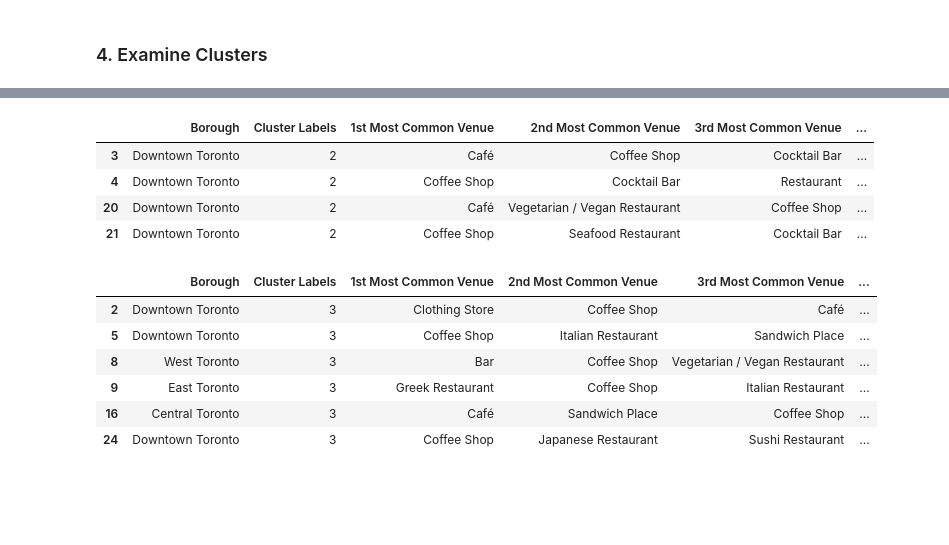
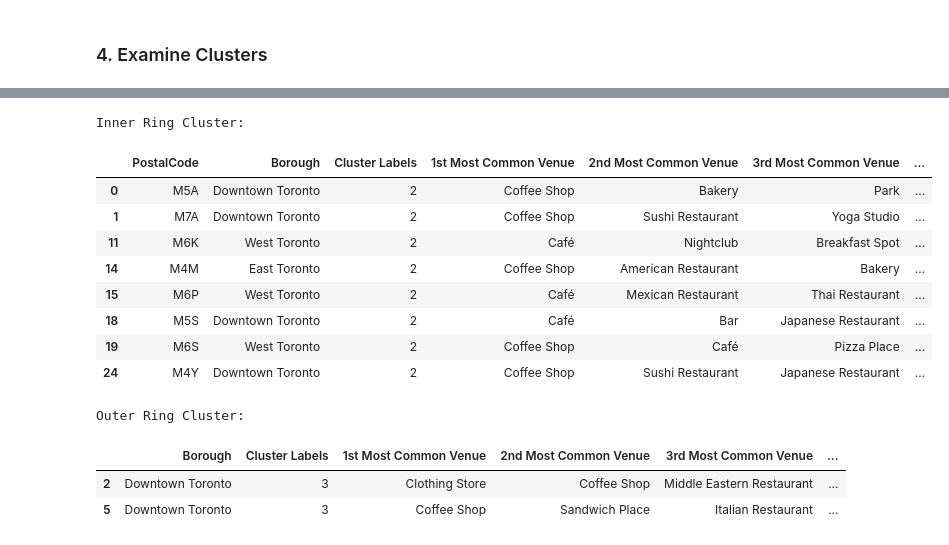
Before and after one commit to DJ3D/Coursera_Capstone, a Jupyter notebook: Toronto_Neighborhoods.ipynb, the cells around one changed output, grey strips where cells are left out. Saved outputs shown, nothing was run; the diff lists cells and outputs as text; code cells hidden in the pictures; blank space fills up the shorter version.

```diff
--- a/Toronto_Neighborhoods.ipynb
+++ b/Toronto_Neighborhoods.ipynb
@@ -445,22 +480,26 @@ toronto_geo_merged.loc[mask1, toronto_geo_merged.columns[[1] + list(range(5, tor
 # %%
-# cluster 2
+# cluster 2 - inner ring
+print('Inner Ring Cluster:')
 mask2 = toronto_geo_merged['Cluster Labels'] == 2
-toronto_geo_merged.loc[mask2, toronto_geo_merged.columns[[1] + list(range(5, toronto_geo_merged.shape[1]))]]
+toronto_geo_merged.loc[mask2, toronto_geo_merged.columns[[0,1] + list(range(5, toronto_geo_merged.shape[1]))]]
 # %% [output]
+Inner Ring Cluster:
-|  | Borough | Cluster Labels | 1st Most Common Venue | 2nd Most Common Venue | 3rd Most Common Venue | ... |
-| 3 | Downtown Toronto | 2 | Café | Coffee Shop | Cocktail Bar | ... |
-| 4 | Downtown Toronto | 2 | Coffee Shop | Cocktail Bar | Restaurant | ... |
-| 20 | Downtown Toronto | 2 | Café | Vegetarian / Vegan Restaurant | Coffee Shop | ... |
-| 21 | Downtown Toronto | 2 | Coffee Shop | Seafood Restaurant | Cocktail Bar | ... |
+|  | PostalCode | Borough | Cluster Labels | 1st Most Common Venue | 2nd Most Common Venue | 3rd Most Common Venue | ... |
+| 0 | M5A | Downtown Toronto | 2 | Coffee Shop | Bakery | Park | ... |
+| 1 | M7A | Downtown Toronto | 2 | Coffee Shop | Sushi Restaurant | Yoga Studio | ... |
+| 11 | M6K | West Toronto | 2 | Café | Nightclub | Breakfast Spot | ... |
+| 14 | M4M | East Toronto | 2 | Coffee Shop | American Restaurant | Bakery | ... |
+| 15 | M6P | West Toronto | 2 | Café | Mexican Restaurant | Thai Restaurant | ... |
+| 18 | M5S | Downtown Toronto | 2 | Café | Bar | Japanese Restaurant | ... |
+| 19 | M6S | West Toronto | 2 | Coffee Shop | Café | Pizza Place | ... |
+| 24 | M4Y | Downtown Toronto | 2 | Coffee Shop | Sushi Restaurant | Japanese Restaurant | ... |
 # %%
-# cluster 3
+# cluster 0 - outer ring
+print('Outer Ring Cluster:')
 mask3 = toronto_geo_merged['Cluster Labels'] == 3
 toronto_geo_merged.loc[mask3, toronto_geo_merged.columns[[1] + list(range(5, toronto_geo_merged.shape[1]))]]
 # %% [output]
+Outer Ring Cluster:
 |  | Borough | Cluster Labels | 1st Most Common Venue | 2nd Most Common Venue | 3rd Most Common Venue | ... |
-| 2 | Downtown Toronto | 3 | Clothing Store | Coffee Shop | Café | ... |
-| 5 | Downtown Toronto | 3 | Coffee Shop | Italian Restaurant | Sandwich Place | ... |
-| 8 | West Toronto | 3 | Bar | Coffee Shop | Vegetarian / Vegan Restaurant | ... |
-| 9 | East Toronto | 3 | Greek Restaurant | Coffee Shop | Italian Restaurant | ... |
-| 16 | Central Toronto | 3 | Café | Sandwich Place | Coffee Shop | ... |
-| 24 | Downtown Toronto | 3 | Coffee Shop | Japanese Restaurant | Sushi Restaurant | ... |
+| 2 | Downtown Toronto | 3 | Clothing Store | Coffee Shop | Middle Eastern Restaurant | ... |
+| 5 | Downtown Toronto | 3 | Coffee Shop | Sandwich Place | Italian Restaurant | ... |
```
Also changed, not shown: parts of 18 cells of this notebook.
